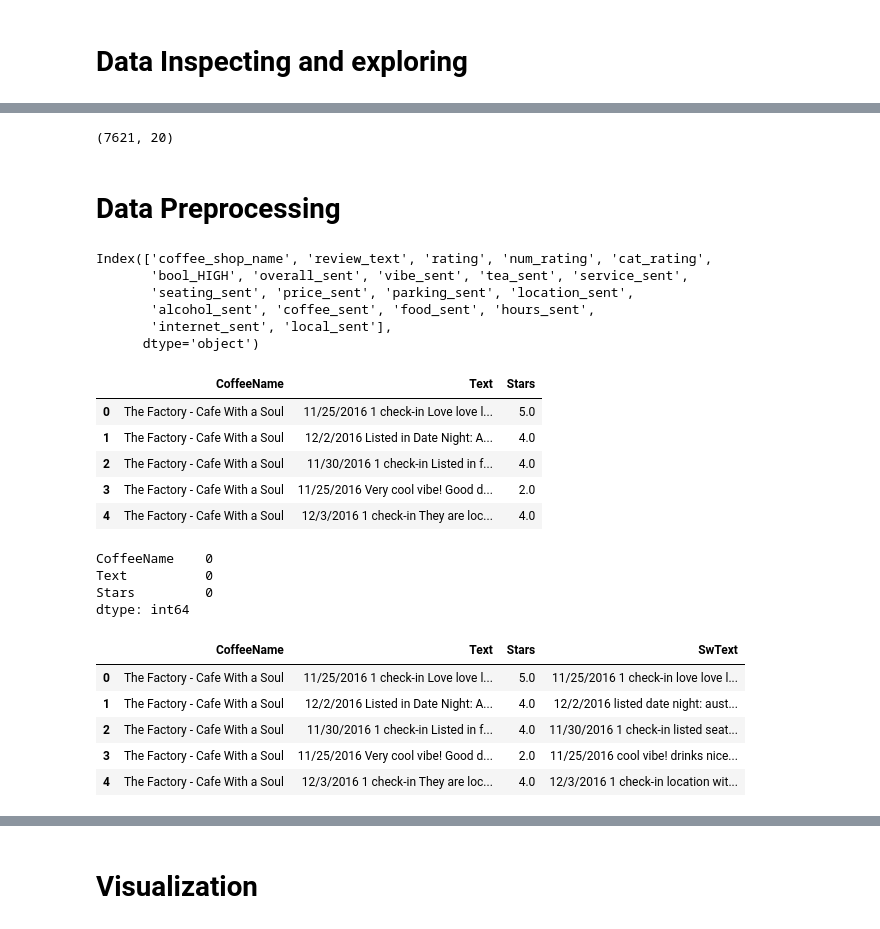
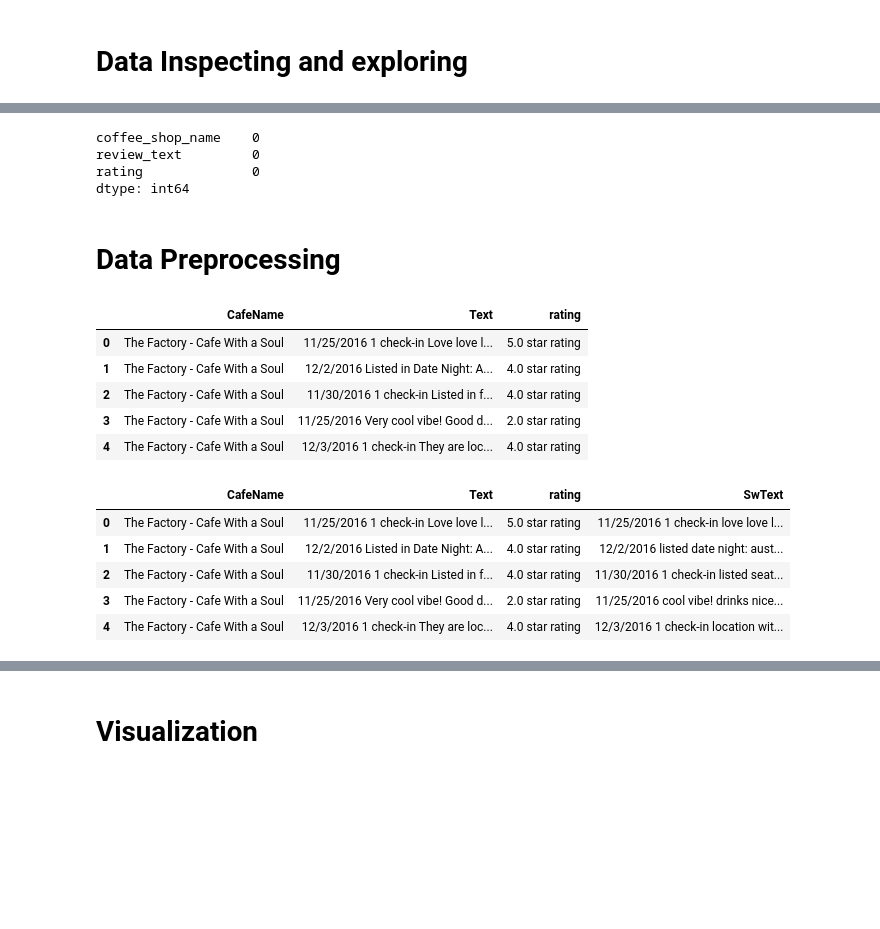
Before and after one commit to su-daw/Unsupervised-Learning-and-NLP, a Jupyter notebook: yelpFinalNotebook.ipynb, the cells around one changed output, grey strips where cells are left out. Drawn from its saved outputs; the diff is of its cells as text; code cells hidden in the pictures; blank space fills up the shorter version.

```diff
--- a/yelpFinalNotebook.ipynb
+++ b/yelpFinalNotebook.ipynb
@@ -41,6 +43,6 @@ from textblob import TextBlob
 [nltk_data]   Package wordnet is already up-to-date!
 # %%
-data = pd.read_csv('/Users/rawanawad/Downloads/yelp2.csv')
+data = pd.read_csv('/Users/sultanahaldawsari/Desktop/yelp2.csv', encoding= 'unicode_escape')
 data.head()
 # %% [output]
 |  | coffee_shop_name | review_text | rating | num_rating | cat_rating | bool_HIGH | overall_sent | vibe_sent | ... |
@@ -64,3 +66,5 @@ data.review_text
 7619                                                  NaN
 7620                                                  NaN
 Name: review_text, Length: 7621, dtype: object
+# %%
+data = data[['coffee_shop_name','review_text','rating']]
@@ -120,5 +113 @@ local_sent             5
 dtype: int64
-# %%
-data.shape
-# %% [output]
-(7621, 20)
@@ -125,22 +116,19 @@ data.shape
+# %%
+data.isna().sum()
+# %% [output]
+coffee_shop_name    0
+review_text         0
+rating              0
+dtype: int64
 # %% [markdown]
 # Data Preprocessing
-# %%
-data.columns
-# %% [output]
-Index(['coffee_shop_name', 'review_text', 'rating', 'num_rating', 'cat_rating',
-       'bool_HIGH', 'overall_sent', 'vibe_sent', 'tea_sent', 'service_sent',
-       'seating_sent', 'price_sent', 'parking_sent', 'location_sent',
-       'alcohol_sent', 'coffee_sent', 'food_sent', 'hours_sent',
-       'internet_sent', 'local_sent'],
-      dtype='object')
 # %%
-data = data.drop(['rating', 'cat_rating', 'bool_HIGH', 'overall_sent', 'vibe_sent','tea_sent','service_sent','seating_sent','price_sent','parking_sent','location_sent','alcohol_sent','coffee_sent','food_sent','hours_sent','internet_sent','local_sent'], axis=1)
-data = data.rename(columns={'num_rating':'Stars', 'review_text':'Text', 'coffee_shop_name':'CoffeeName'})
+data = data.rename(columns={'num_rating':'Stars', 'review_text':'Text', 'coffee_shop_name':'CafeName'})
 data.head()
 # %% [output]
-|  | CoffeeName | Text | Stars |
-| 0 | The Factory - Cafe With a Soul | 11/25/2016 1 check-in Love love l... | 5.0 |
-| 1 | The Factory - Cafe With a Soul | 12/2/2016 Listed in Date Night: A... | 4.0 |
-| 2 | The Factory - Cafe With a Soul | 11/30/2016 1 check-in Listed in f... | 4.0 |
-| 3 | The Factory - Cafe With a Soul | 11/25/2016 Very cool vibe! Good d... | 2.0 |
-| 4 | The Factory - Cafe With a Soul | 12/3/2016 1 check-in They are loc... | 4.0 |
+|  | CafeName | Text | rating |
+| 0 | The Factory - Cafe With a Soul | 11/25/2016 1 check-in Love love l... | 5.0 star rating |
+| 1 | The Factory - Cafe With a Soul | 12/2/2016 Listed in Date Night: A... | 4.0 star rating |
+| 2 | The Factory - Cafe With a Soul | 11/30/2016 1 check-in Listed in f... | 4.0 star rating |
+| 3 | The Factory - Cafe With a Soul | 11/25/2016 Very cool vibe! Good d... | 2.0 star rating |
+| 4 | The Factory - Cafe With a Soul | 12/3/2016 1 check-in They are loc... | 4.0 star rating |
@@ -149,10 +135,3 @@ data.dropna(inplace=True)
-# %%
-data.isna().sum()
-# %% [output]
-CoffeeName    0
-Text          0
-Stars         0
-dtype: int64
 # %%
 stopwords=set(stopwords.words('english'))
 stopwords2= stopwords.union({'good','great','one','get','would','could','always', 'like','also','food'})
@@ -160,12 +139,12 @@ stopwords2= stopwords.union({'good','great','one','get','would','could','always'
 data['SwText'] = data['Text'].apply(lambda x: ' '.join([word.lower() for word in x.split() if word.lower() not in (stopwords2)]))
 data.head()
 # %% [output]
-|  | CoffeeName | Text | Stars | SwText |
-| 0 | The Factory - Cafe With a Soul | 11/25/2016 1 check-in Love love l... | 5.0 | 11/25/2016 1 check-in love love l... |
-| 1 | The Factory - Cafe With a Soul | 12/2/2016 Listed in Date Night: A... | 4.0 | 12/2/2016 listed date night: aust... |
-| 2 | The Factory - Cafe With a Soul | 11/30/2016 1 check-in Listed in f... | 4.0 | 11/30/2016 1 check-in listed seat... |
-| 3 | The Factory - Cafe With a Soul | 11/25/2016 Very cool vibe! Good d... | 2.0 | 11/25/2016 cool vibe! drinks nice... |
-| 4 | The Factory - Cafe With a Soul | 12/3/2016 1 check-in They are loc... | 4.0 | 12/3/2016 1 check-in location wit... |
+|  | CafeName | Text | rating | SwText |
+| 0 | The Factory - Cafe With a Soul | 11/25/2016 1 check-in Love love l... | 5.0 star rating | 11/25/2016 1 check-in love love l... |
+| 1 | The Factory - Cafe With a Soul | 12/2/2016 Listed in Date Night: A... | 4.0 star rating | 12/2/2016 listed date night: aust... |
+| 2 | The Factory - Cafe With a Soul | 11/30/2016 1 check-in Listed in f... | 4.0 star rating | 11/30/2016 1 check-in listed seat... |
+| 3 | The Factory - Cafe With a Soul | 11/25/2016 Very cool vibe! Good d... | 2.0 star rating | 11/25/2016 cool vibe! drinks nice... |
+| 4 | The Factory - Cafe With a Soul | 12/3/2016 1 check-in They are loc... | 4.0 star rating | 12/3/2016 1 check-in location wit... |
 # %%
 le=WordNetLemmatizer()
 data['LemmaText']=data['SwText'].apply(lambda x:le.lemmatize(x))
```
Also changed, not shown: parts of 32 cells of this notebook.
